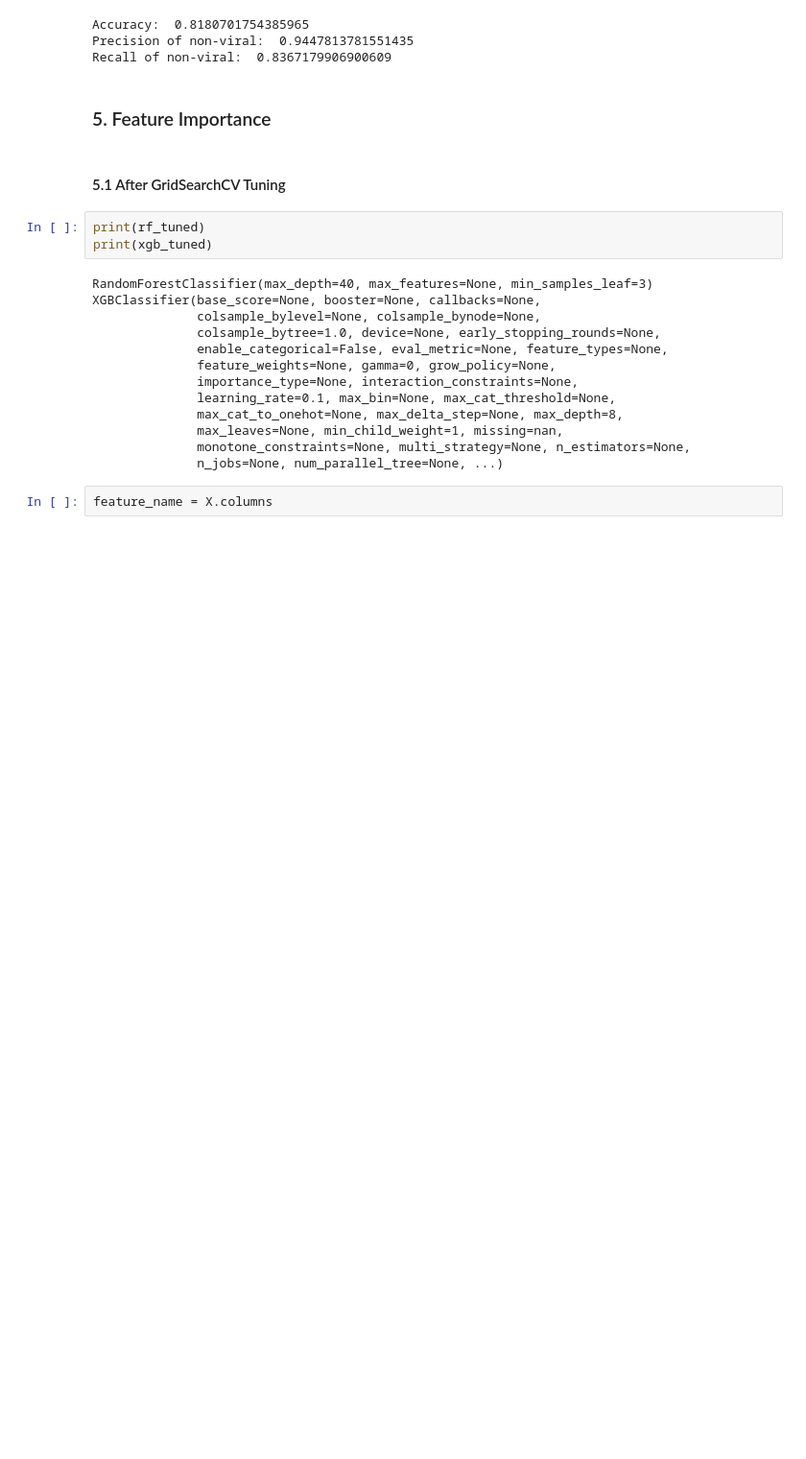
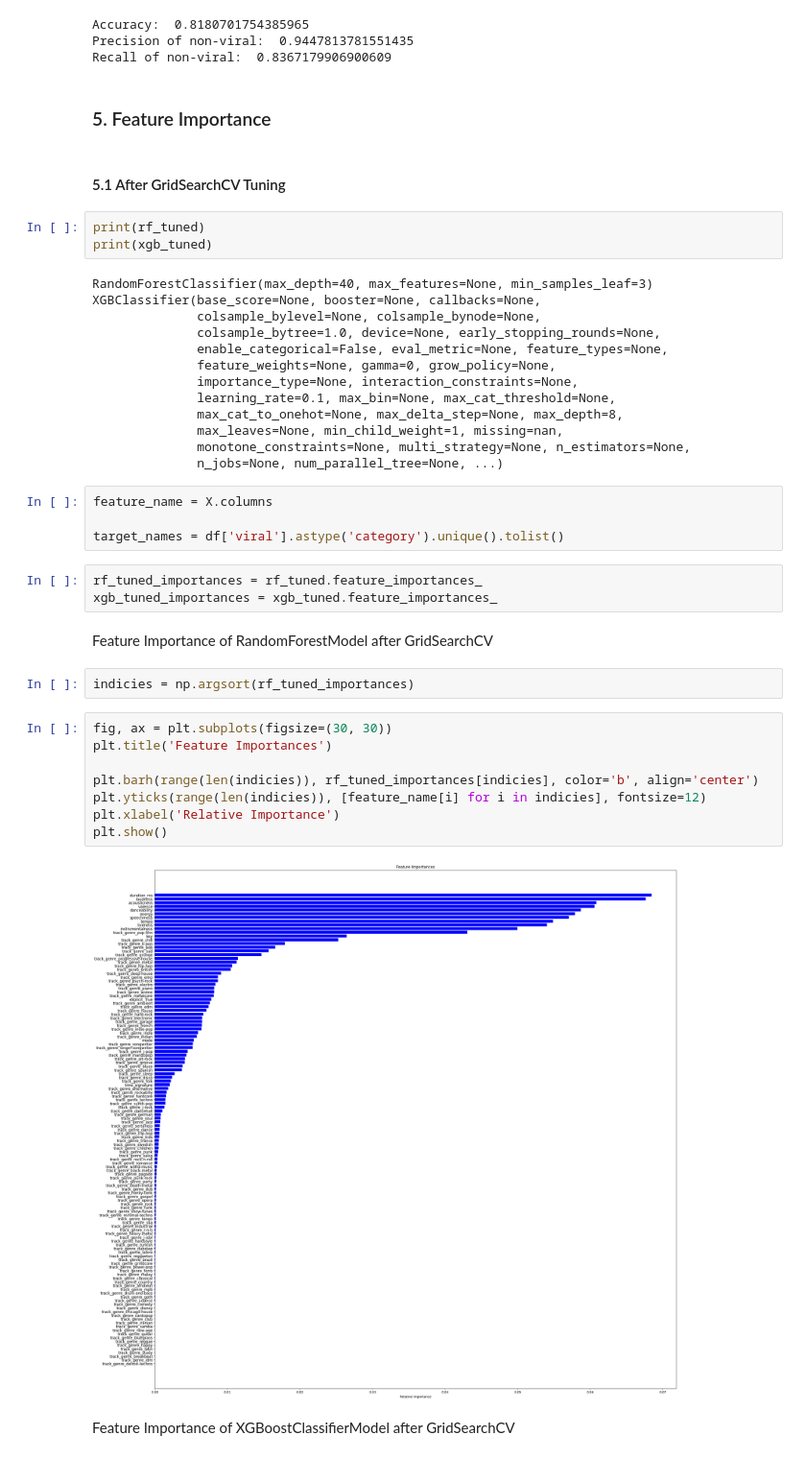
Before and after one commit to vancenceho/viral-content-predictor, a Jupyter notebook: notebooks/02_spotify_model_baseline.ipynb, the cells around one changed output. Shown at 96% size. Cells and saved outputs as stored; diff of their text form; blank space fills up the shorter version.

Commit message:
feat: add feature importance
this commit adds feature importance of both tuned models after GridSearchCV

```diff
--- a/notebooks/02_spotify_model_baseline.ipynb
+++ b/notebooks/02_spotify_model_baseline.ipynb
@@ -940,3 +940,24 @@ XGBClassifier(base_score=None, booster=None, callbacks=None,
               n_jobs=None, num_parallel_tree=None, ...)
 # %%
 feature_name = X.columns
+
+target_names = df['viral'].astype('category').unique().tolist()
+# %%
+rf_tuned_importances = rf_tuned.feature_importances_
+xgb_tuned_importances = xgb_tuned.feature_importances_
+# %% [markdown]
+Feature Importance of RandomForestModel after GridSearchCV
+# %%
+indicies = np.argsort(rf_tuned_importances)
+# %%
+fig, ax = plt.subplots(figsize=(30, 30))
+plt.title('Feature Importances')
+
+plt.barh(range(len(indicies)), rf_tuned_importances[indicies], color='b', align='center')
+plt.yticks(range(len(indicies)), [feature_name[i] for i in indicies], fontsize=12)
+plt.xlabel('Relative Importance')
+plt.show()
+# %% [output]
+[figure, added]
+# %% [markdown]
+Feature Importance of XGBoostClassifierModel after GridSearchCV
```
Also changed, not shown: parts of 2 cells of this notebook.
